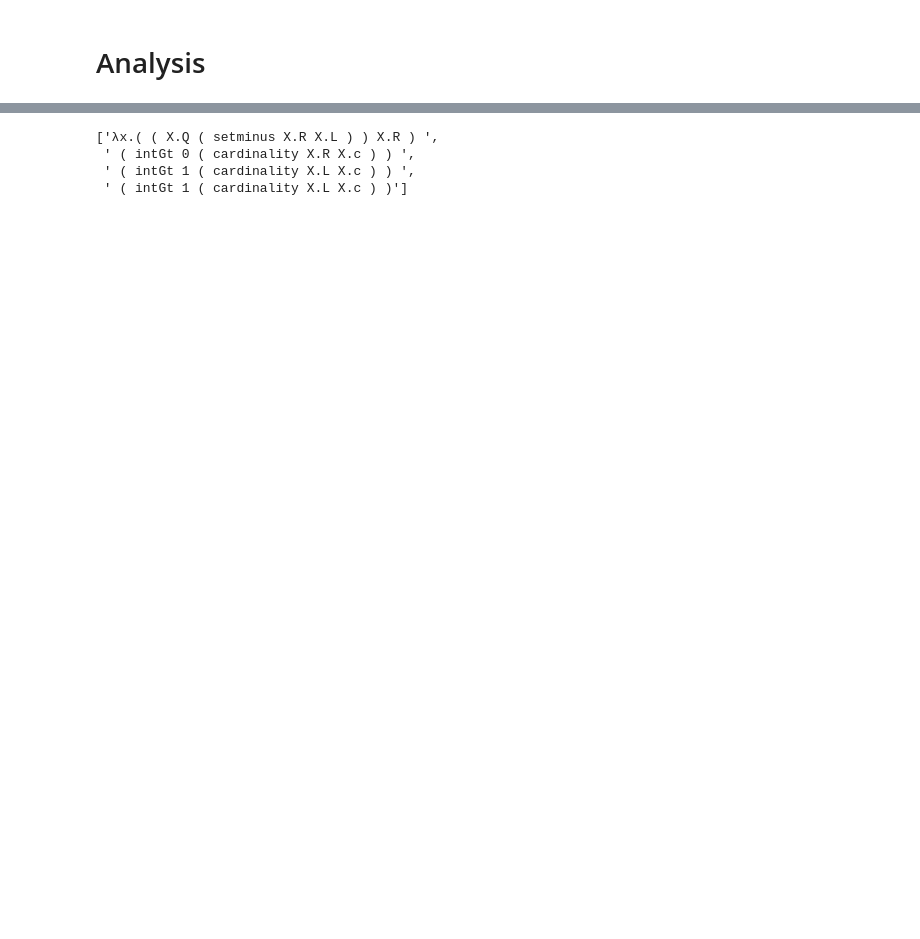
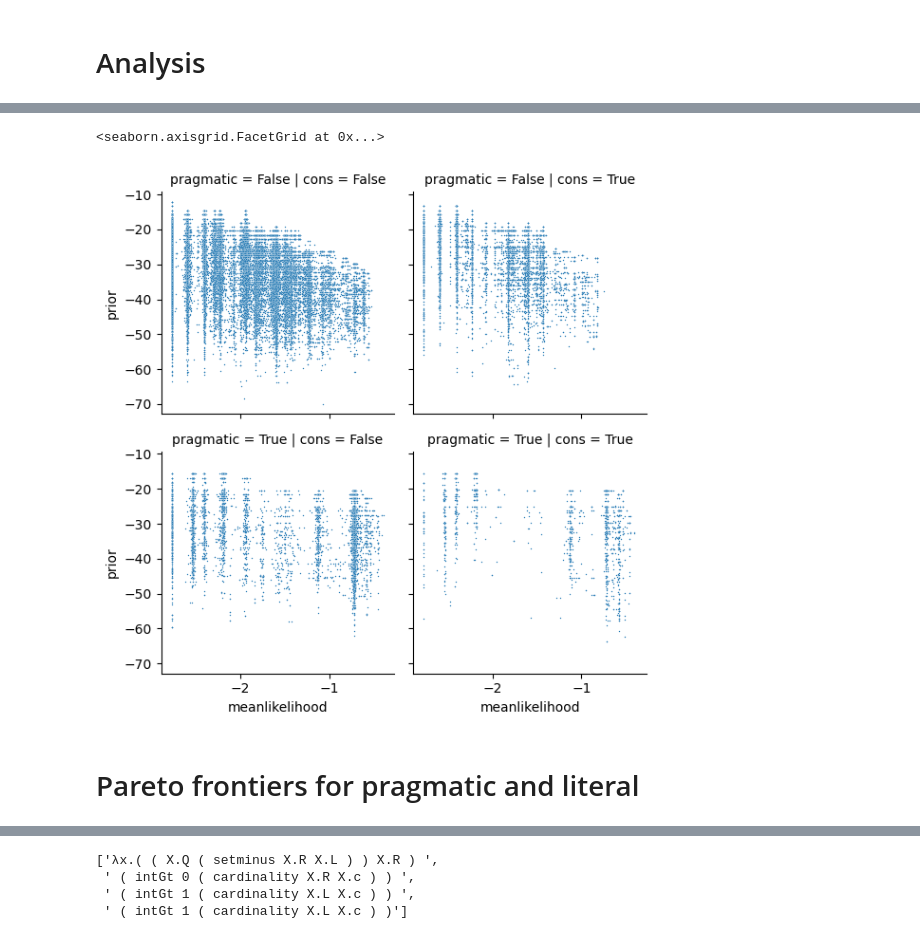
Before and after one commit to thelogicalgrammar/compositionalModes, a Jupyter notebook: analysis/quantifiers/analysis.ipynb, the cells around one changed output, grey strips where cells are left out. Cells and saved outputs as stored; diff of their text form; code cells hidden in the pictures; blank space fills up the shorter version.

```diff
--- a/analysis/quantifiers/analysis.ipynb
+++ b/analysis/quantifiers/analysis.ipynb
@@ -49,0 +466,18 @@ processing hypothesis data
+# %%
+g = sns.FacetGrid(
+    data=df,
+    col='cons',
+    row='pragmatic'
+)
+
+g.map_dataframe(
+    sns.scatterplot,
+    x='meanlikelihood',
+    y='prior',
+    s=1
+)
+# %% [output]
+<seaborn.axisgrid.FacetGrid at 0x...>
+[figure, added]
+# %% [markdown]
+# Pareto frontiers for pragmatic and literal
```
Also changed, not shown: parts of 66 cells of this notebook, 15 other files.
